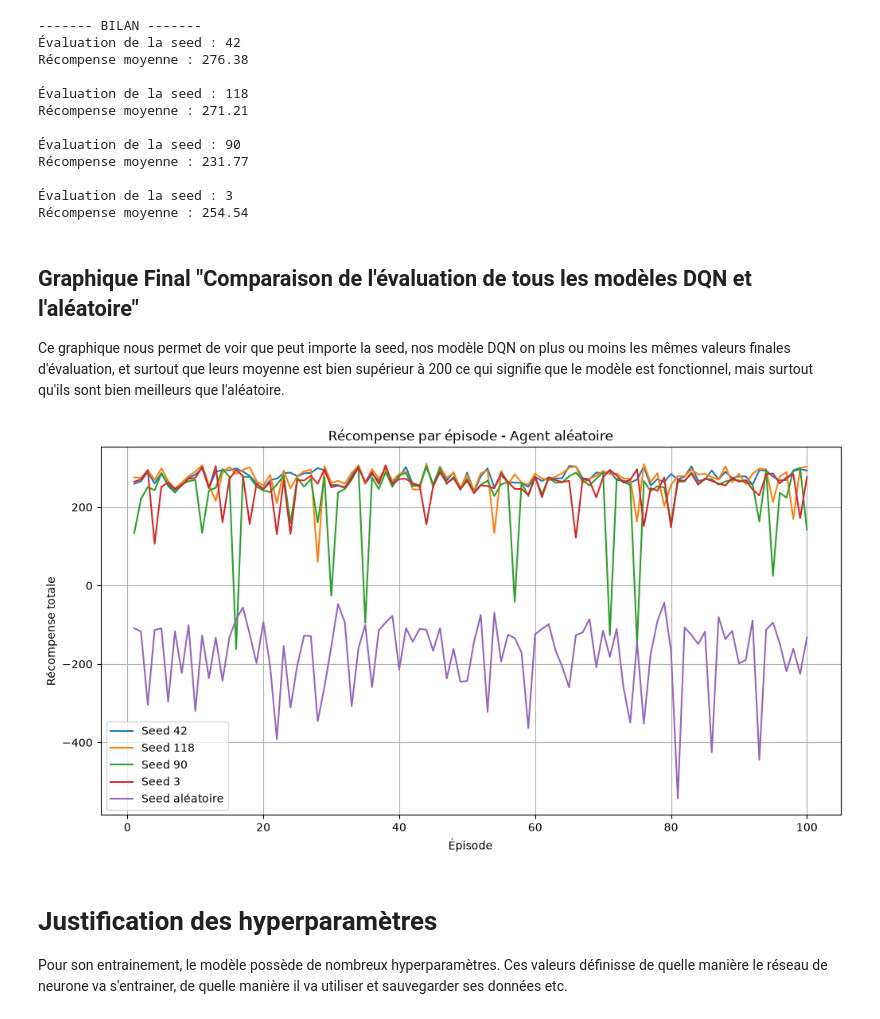
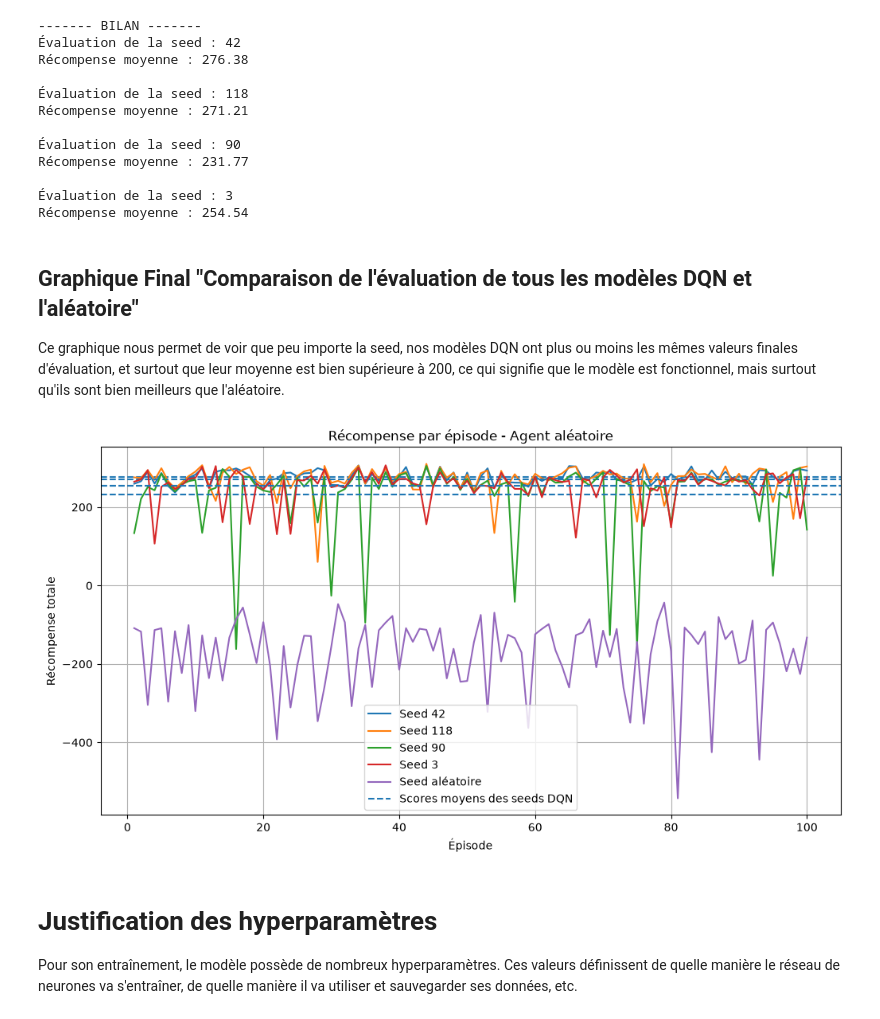
Before and after one commit to BastianHanart/Startrek, a Jupyter notebook: dqn.ipynb, the cells around one changed output. Saved outputs shown, nothing was run; the diff lists cells and outputs as text; code cells hidden in the pictures.

Commit message:
[~] Modèle DQN terminé (Documentation / Justification / Conclusion) | [+] Fichier avec des comparaisons d'hyperparamètres

```diff
--- a/dqn.ipynb
+++ b/dqn.ipynb
@@ -934,7 +934,7 @@ Récompense moyenne : 254.54
 # %% [markdown]
 ## Graphique Final "Comparaison de l'évaluation de tous les modèles DQN et l'aléatoire"
 
-Ce graphique nous permet de voir que peut importe la seed, nos modèle DQN on plus ou moins les mêmes valeurs finales d'évaluation, et surtout que leurs moyenne est bien supérieur à 200 ce qui signifie que le modèle est fonctionnel, mais surtout qu'ils sont bien meilleurs que l'aléatoire.
+Ce graphique nous permet de voir que peu importe la seed, nos modèles DQN ont plus ou moins les mêmes valeurs finales d'évaluation, et surtout que leur moyenne est bien supérieure à 200, ce qui signifie que le modèle est fonctionnel, mais surtout qu'ils sont bien meilleurs que l'aléatoire.
 # %%
 # Création du graphique
 plt.figure(figsize=(12, 6))
@@ -943,38 +943,43 @@ for k in seeds:
     # Lecture du fichier CSV
     with open(f"results_DQN_evaluation_{k}.csv", "r", encoding="utf-8") as file:
         # On initialise deux listes qui vont contenir les informations nécessaire au graphique (Ici, les récompenses par épisode)
         episode = []
         rewards = []
 
         reader = csv.DictReader(file)
 
         # Pour chaque ligne du CSV, on ajoute l'épisode et la récompense associée, à la liste
         for row in reader:
             episode.append(int(row["episode"]))
             rewards.append(float(row["reward"]))
 
     plt.plot(episode, rewards, label=f"Seed {k}")
 
 
+    moving_average = np.convolve(rewards, np.ones(N_EPISODES) / 100, mode="valid")
+
+    plt.axhline(y=moving_average,linestyle="--")
+
 # Ordonnées episodes, Abscisses récompenses
 
 plt.plot(episodes_aléatoire, rewards_aléatoire, label="Seed aléatoire")
+plt.axhline(y=moving_average,linestyle="--", label=f"Scores moyens des seeds DQN")
 
 # Légende du graphique (titre, label X, label Y)
 plt.title("Récompense par épisode - Agent aléatoire")
 plt.xlabel("Épisode")
 plt.ylabel("Récompense totale")
 plt.legend()
 
 # On affiche une grille pour pouvoir exploiter plus simplement le graphique
 plt.grid(True)
 plt.show()
 # %% [output]
-[figure, old version]
+[figure, new version]
 # %% [markdown]
 # Justification des hyperparamètres
 
-Pour son entrainement, le modèle possède de nombreux hyperparamètres. Ces valeurs définisse de quelle manière le réseau de neurone va s'entrainer, de quelle manière il va utiliser et sauvegarder ses données etc.
+Pour son entraînement, le modèle possède de nombreux hyperparamètres. Ces valeurs définissent de quelle manière le réseau de neurones va s'entraîner, de quelle manière il va utiliser et sauvegarder ses données, etc.
 # %% [markdown]
 ### <b><u>Liste des Hyperparamètres</u></b> :
 
```
Also changed, not shown: parts of 25 cells of this notebook, 6 other files.
